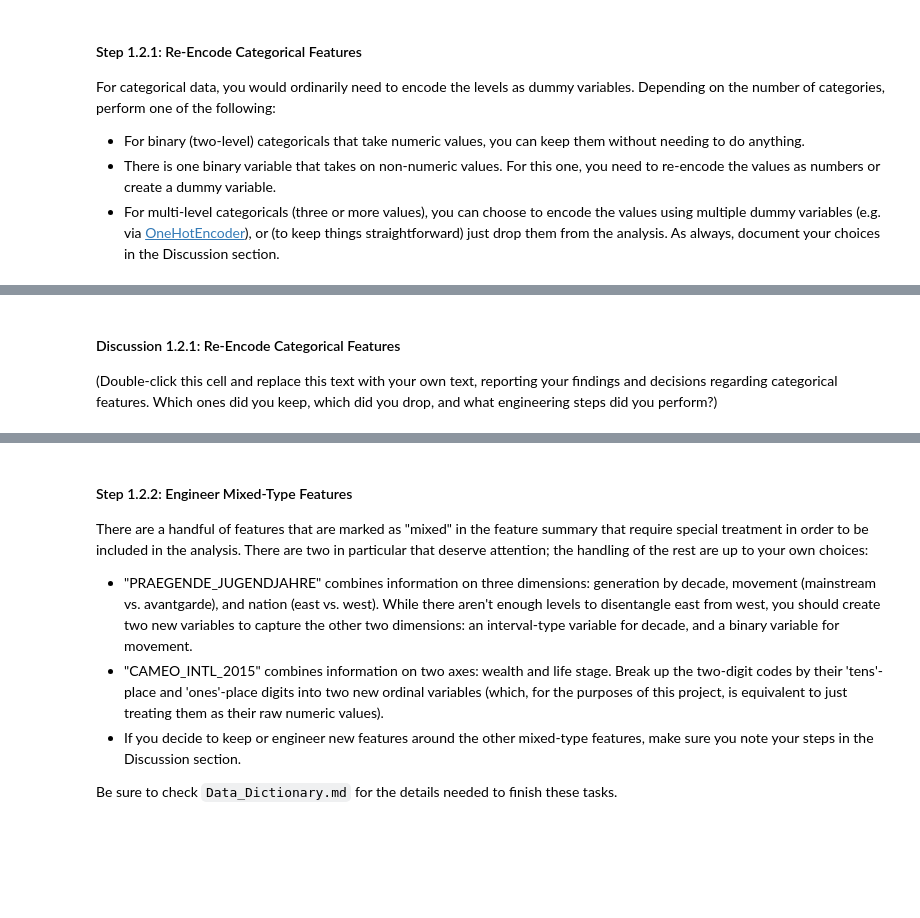
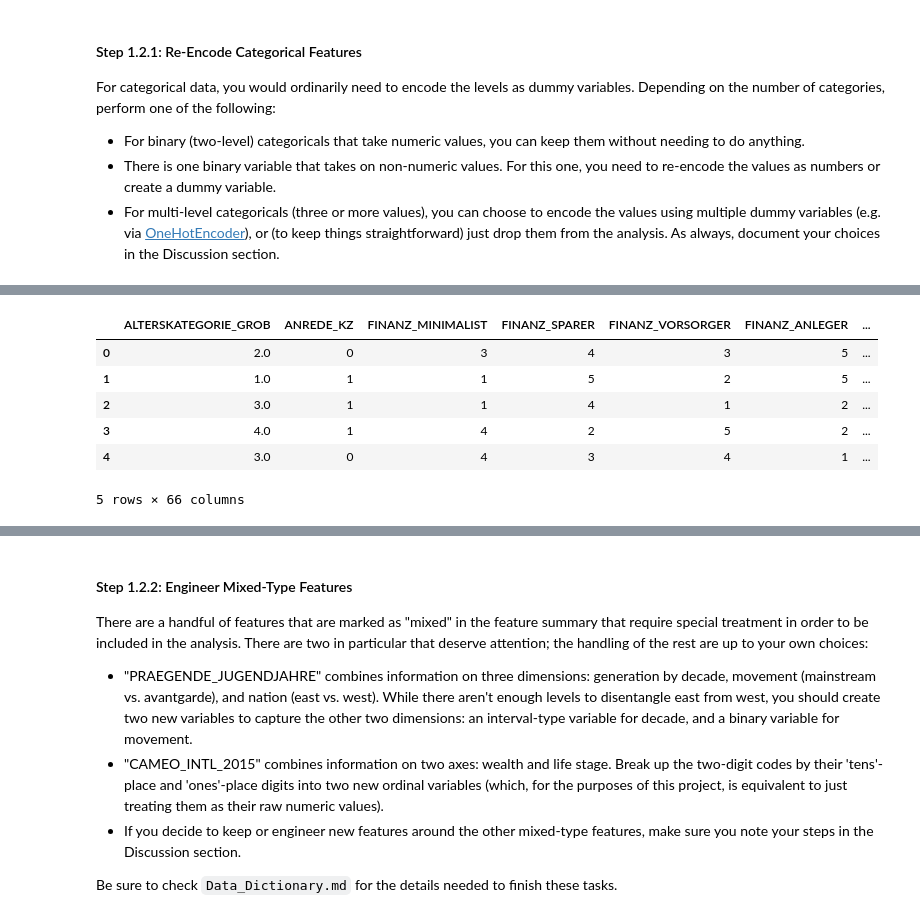
Before and after one commit to IshanJaiswal99/identify-customer-segment, a Jupyter notebook: Identify_Customer_Segments.ipynb, the cells around one changed output, grey strips where cells are left out. Drawn from its saved outputs; the diff is of its cells as text; code cells hidden in the pictures; blank space fills up the shorter version.

Commit message:
feat: step 1.2.1 complete

```diff
--- a/Identify_Customer_Segments.ipynb
+++ b/Identify_Customer_Segments.ipynb
@@ -386,8 +386,13 @@ In the first two parts of this sub-step, you will perform an investigation of th
 Data wrangling is often the trickiest part of the data analysis process, and there's a lot of it to be done here. But stick with it: once you're done with this step, you'll be ready to get to the machine learning parts of the project!
 # %%
 # How many features are there of each data type?
+print(feat_info['type'].value_counts())
 
-feat_info['type'].value_counts()
+#Get Clean Dataset
+feat_info_clean = feat_info[feat_info.attribute.isin(list(azdias.columns.values))]
+print()
+#feat_info.head()
+print(feat_info_clean['type'].value_counts())
 # %% [output]
 ordinal        49
 categorical    21
@@ -405,3 +416,14 @@ For categorical data, you would ordinarily need to encode the levels as dummy va
 # %%
 # Assess categorical variables: which are binary, which are multi-level, and
 # which one needs to be re-encoded?
+cat_binary=[]
+cat_multi=[]
+azdias_clean = azdias
+for feature in feat_info_clean[feat_info.type == 'categorical'].attribute:
+    if azdias_clean[feature].nunique() > 2:
+        cat_multi.append(feature)
+    else:
+        cat_binary.append(feature)
+
+for val in cat_binary:
+    print(azdias_clean[val].value_counts())
@@ -407,0 +446,7 @@ For categorical data, you would ordinarily need to encode the levels as dummy va
+# %%
+azdias_clean['VERS_TYP'].replace([2.0, 1.0], [1, 0], inplace=True)
+azdias_clean['OST_WEST_KZ'].replace(['W', 'O'], [1, 0], inplace=True)
+azdias_clean['ANREDE_KZ'].replace([2, 1], [1, 0], inplace=True)
+
+for col in cat_binary:
+    print(azdias_clean[col].value_counts())
@@ -408,6 +469,14 @@ For categorical data, you would ordinarily need to encode the levels as dummy va
 # %%
 # Re-encode categorical variable(s) to be kept in the analysis.
+for feature in cat_multi:
+    azdias_clean=azdias_clean.drop(feature, axis=1)
+#azdias_clean = pd.get_dummies(azdias_clean, columns=cat_multi)
+azdias_clean.head()
+# %% [output]
+|  | ALTERSKATEGORIE_GROB | ANREDE_KZ | FINANZ_MINIMALIST | FINANZ_SPARER | FINANZ_VORSORGER | FINANZ_ANLEGER | ... |
+| 0 | 2.0 | 0 | 3 | 4 | 3 | 5 | ... |
+| 1 | 1.0 | 1 | 1 | 5 | 2 | 5 | ... |
+| 2 | 3.0 | 1 | 1 | 4 | 1 | 2 | ... |
+| 3 | 4.0 | 1 | 4 | 2 | 5 | 2 | ... |
+| 4 | 3.0 | 0 | 4 | 3 | 4 | 1 | ... |
+5 rows × 66 columns
-# %% [markdown]
-#### Discussion 1.2.1: Re-Encode Categorical Features
-
-(Double-click this cell and replace this text with your own text, reporting your findings and decisions regarding categorical features. Which ones did you keep, which did you drop, and what engineering steps did you perform?)
```
Also changed, not shown: parts of 5 cells of this notebook.
